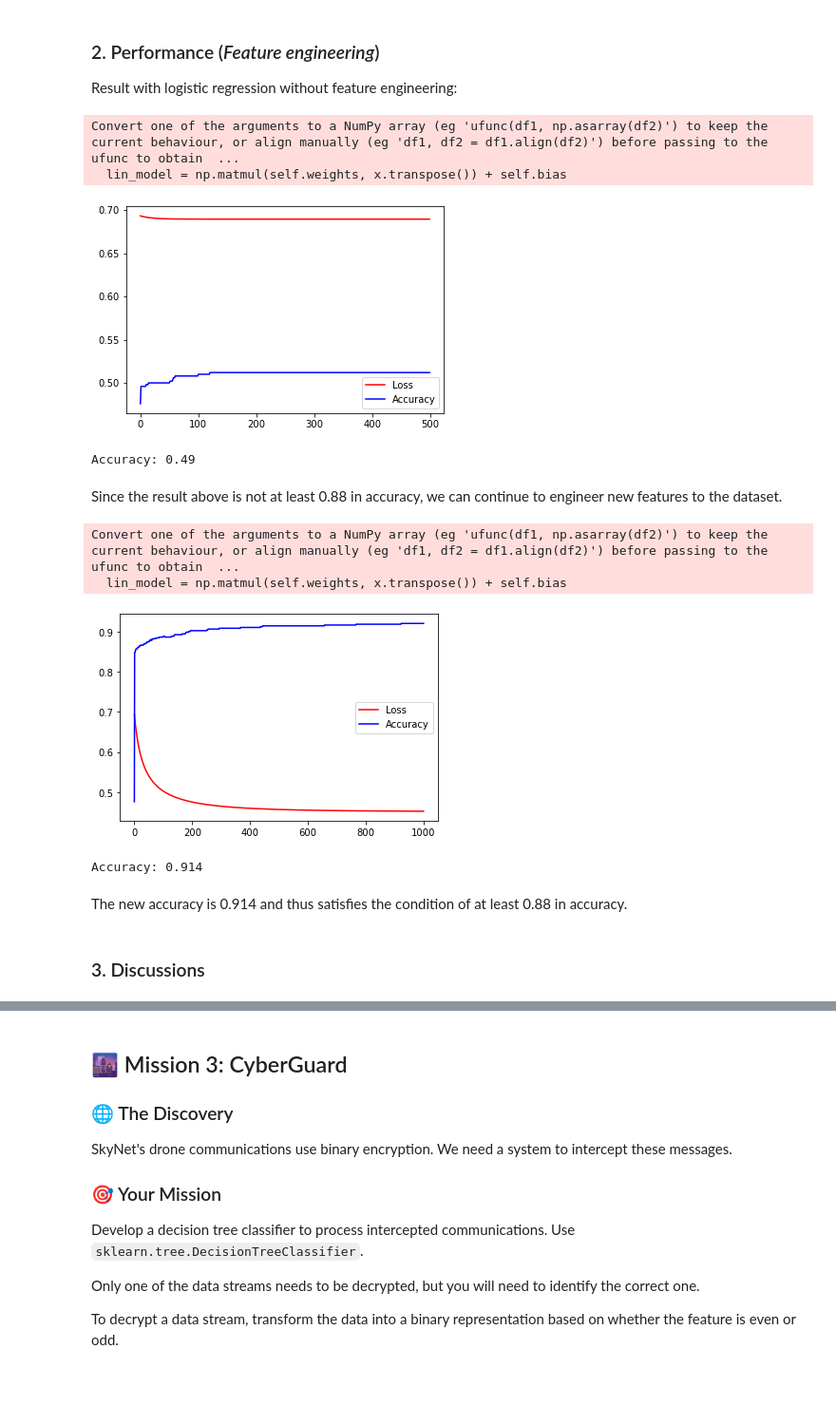
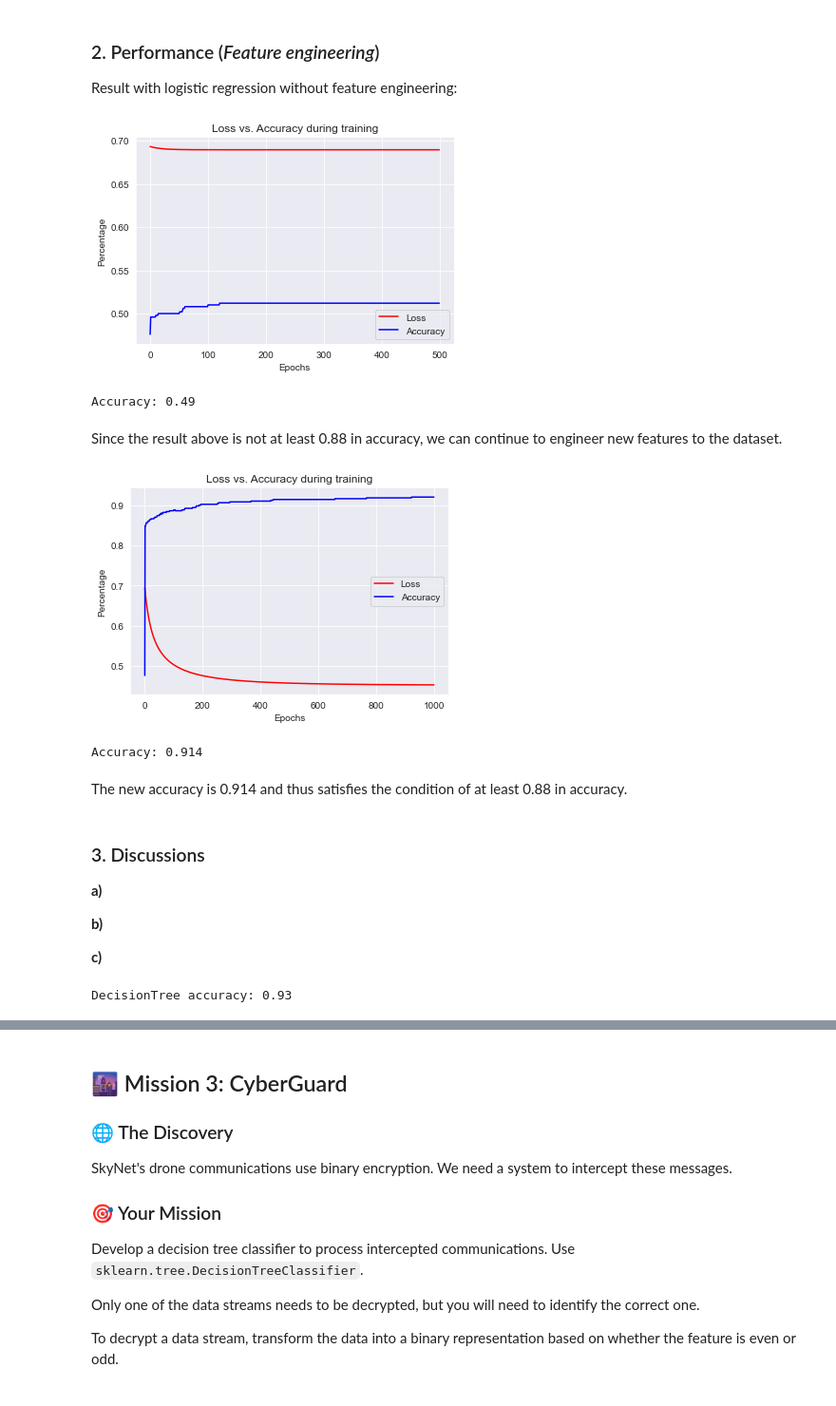
Before and after one commit to jenscaa/TDT4192-Assignments, a Jupyter notebook: Assignment1/Chapter_1.ipynb, the cells around one changed output, grey strips where cells are left out. Shown: that part at 95% size. Saved outputs shown, nothing was run; the diff lists cells and outputs as text; code cells hidden in the pictures.

```diff
--- a/Assignment1/Chapter_1.ipynb
+++ b/Assignment1/Chapter_1.ipynb
@@ -202,11 +206,11 @@ test = data[data['split'] == 'test']
 train = train.copy().drop(columns=['split'])
 test = test.copy().drop(columns=['split'])
 
-X_train = train[['x0', 'x1']]
-y_train = train['y']
+X_train = train[['x0', 'x1']].to_numpy()
+y_train = train['y'].to_numpy()
 
-X_test = test[['x0', 'x1']]
-y_test = test['y']
+X_test = test[['x0', 'x1']].to_numpy()
+y_test = test['y'].to_numpy()
 # %% [markdown]
 # Mission 2
 ### 1. Implementation
@@ -218,20 +222,21 @@ Result with logistic regression without feature engineering:
 # %%
 lgr = LogisticRegression(learning_rate=0.1, epochs=500)
 lgr.fit(X_train, y_train)
 y_pred = lgr.predict(X_test)
 
 # Plot the loss-accuracy plot
 plt.plot([i for i in range(lgr.epochs)], lgr.losses, c='red', label="Loss")
 plt.plot([i for i in range(lgr.epochs)], lgr.train_accuracies, c='blue', label="Accuracy")
+plt.xlabel("Epochs")
+plt.ylabel("Percentage")
+plt.title("Loss vs. Accuracy during training")
 plt.legend()
 plt.show()
 
 print(f"Accuracy: {lgr.accuracy(y_test, y_pred)}") # Result is not good engough
 # %% [output]
+[figure, new version]
-Convert one of the arguments to a NumPy array (eg 'ufunc(df1, np.asarray(df2)') to keep the current behaviour, or align manually (eg 'df1, df2 = df1.align(df2)') before passing to the ufunc to obtain  ...
-  lin_model = np.matmul(self.weights, x.transpose()) + self.bias
+Accuracy: 0.49
-[figure, old version]
-Accuracy: 0.49
 # %% [markdown]
 Since the result above is not at least 0.88 in accuracy, we can continue to engineer new features to the dataset.
 # %%
@@ -254,30 +259,48 @@ test = df[df['split'] == 'test']
 train = train.copy().drop(columns=['split'])
 test = test.copy().drop(columns=['split'])
 
-X_train = train[['prod']]
-y_train = train['y']
+X_train = train[['prod']].to_numpy()
+y_train = train['y'].to_numpy()
 
-X_test = test[['prod']]
-y_test = test['y']
+X_test = test[['prod']].to_numpy()
+y_test = test['y'].to_numpy()
 
 # Reset the logistic regression object.
 lgr.reset(learning_rate=0.1, epochs=1000)
+
+# Retrain
 lgr.fit(X_train, y_train)
 y_pred = lgr.predict(X_test)
 
 # Re-plot the loss-accuracy plot
 plt.plot([i for i in range(lgr.epochs)], lgr.losses, c='red', label="Loss")
 plt.plot([i for i in range(lgr.epochs)], lgr.train_accuracies, c='blue', label="Accuracy")
+plt.xlabel("Epochs")
+plt.ylabel("Percentage")
+plt.title("Loss vs. Accuracy during training")
 plt.legend()
 plt.show()
 
 print(f"Accuracy: {lgr.accuracy(y_test, y_pred)}")
 # %% [output]
+[figure, new version]
-Convert one of the arguments to a NumPy array (eg 'ufunc(df1, np.asarray(df2)') to keep the current behaviour, or align manually (eg 'df1, df2 = df1.align(df2)') before passing to the ufunc to obtain  ...
-  lin_model = np.matmul(self.weights, x.transpose()) + self.bias
+Accuracy: 0.914
-[figure, old version]
-Accuracy: 0.914
 # %% [markdown]
 The new accuracy is 0.914 and thus satisfies the condition of at least 0.88 in accuracy.
 # %% [markdown]
 ### 3. Discussions
+
+**a)**
+
+**b)**
+
+**c)**
+# %%
+dt = DecisionTreeClassifier(max_depth=4, random_state=42)
+dt.fit(train[['x0', 'x1']], y_train)
+y_pred_dt = dt.predict(test[['x0', 'x1']])
+
+
+print("DecisionTree accuracy:", lgr.accuracy(y_test, y_pred_dt))
+# %% [output]
+DecisionTree accuracy: 0.93
```
Also changed, not shown: parts of 14 cells of this notebook, 2 other files.
